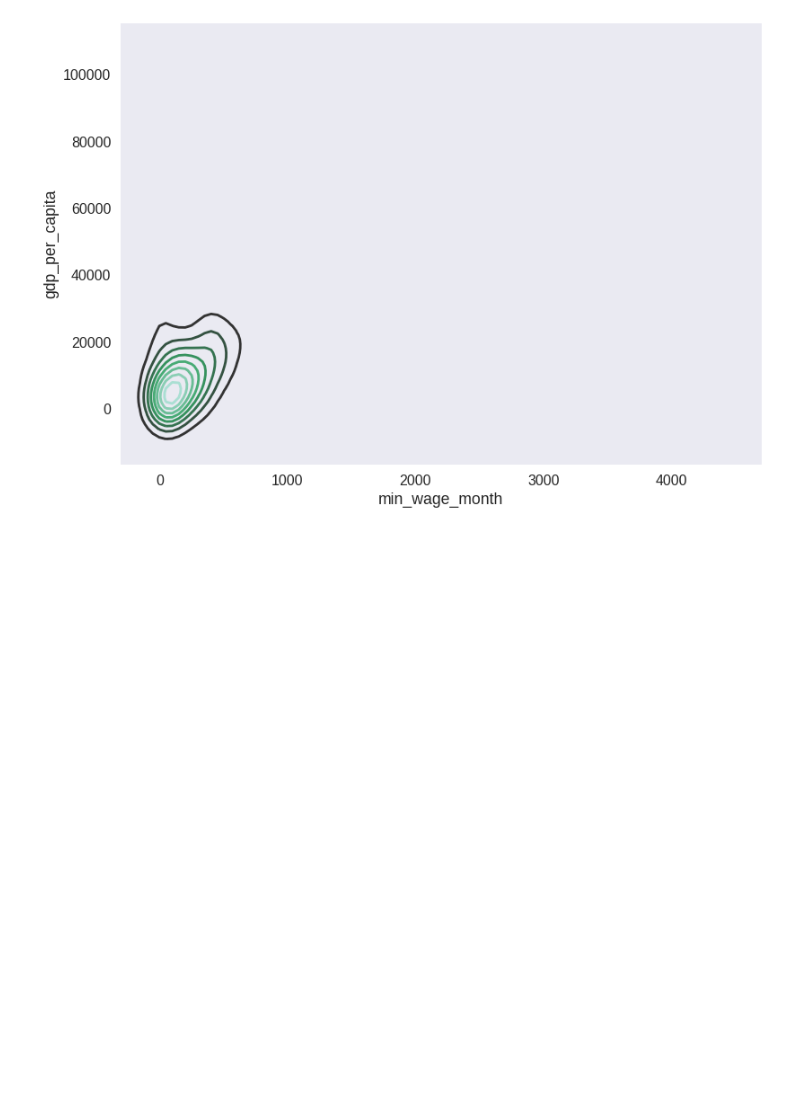
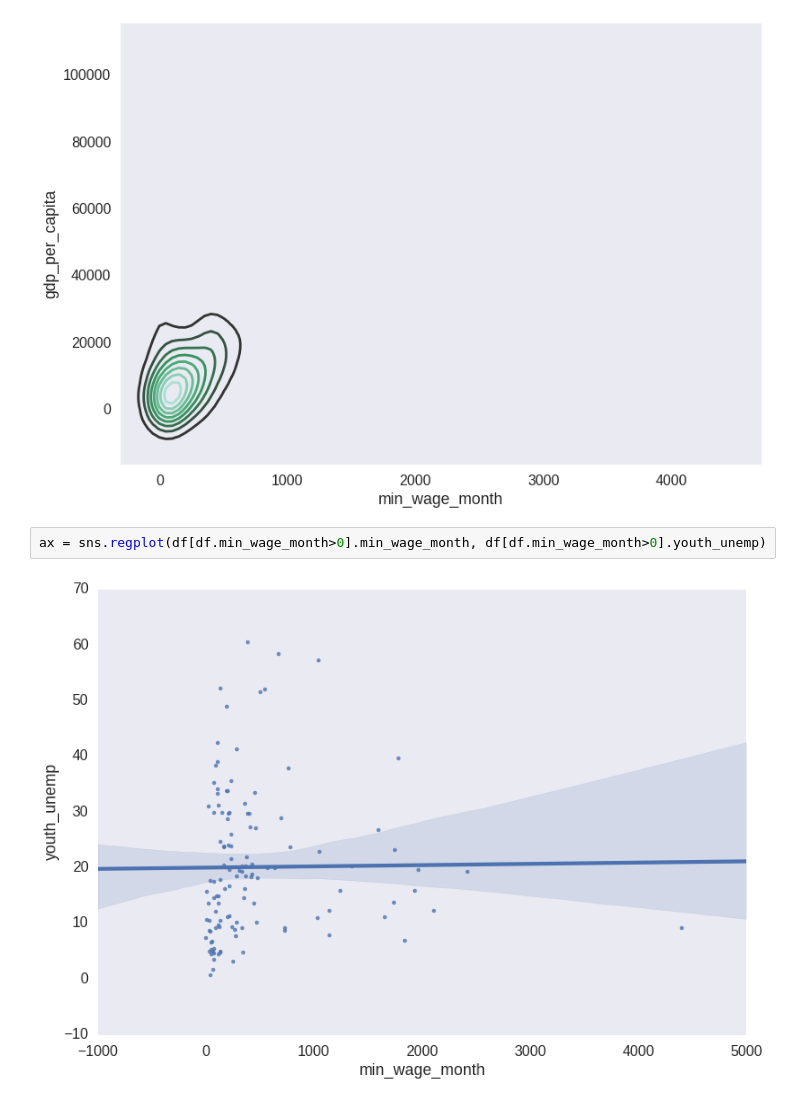
Before and after one commit to aflyax/Python, a Jupyter notebook: min_wage/min_wage_unemployment.ipynb, the cells around one changed output. Cells and saved outputs as stored; diff of their text form; blank space fills up the shorter version.

```diff
--- a/min_wage/min_wage_unemployment.ipynb
+++ b/min_wage/min_wage_unemployment.ipynb
@@ -688,3 +728,7 @@ sns.kdeplot(df.min_wage_month, df.gdp_per_capita, shade=False)
 # %% [output]
 <matplotlib.axes._subplots.AxesSubplot at 0x...>
 [figure]
+# %%
+ax = sns.regplot(df[df.min_wage_month>0].min_wage_month, df[df.min_wage_month>0].youth_unemp)
+# %% [output]
+[figure, added]
```
Also changed, not shown: parts of 2 cells of this notebook, 2 other files.
